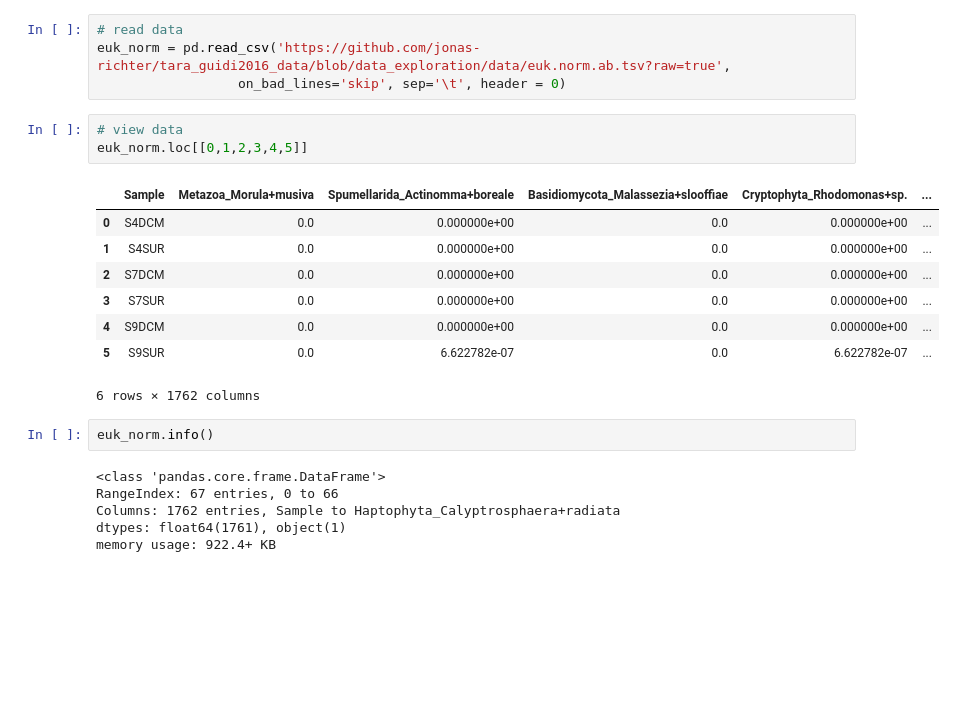
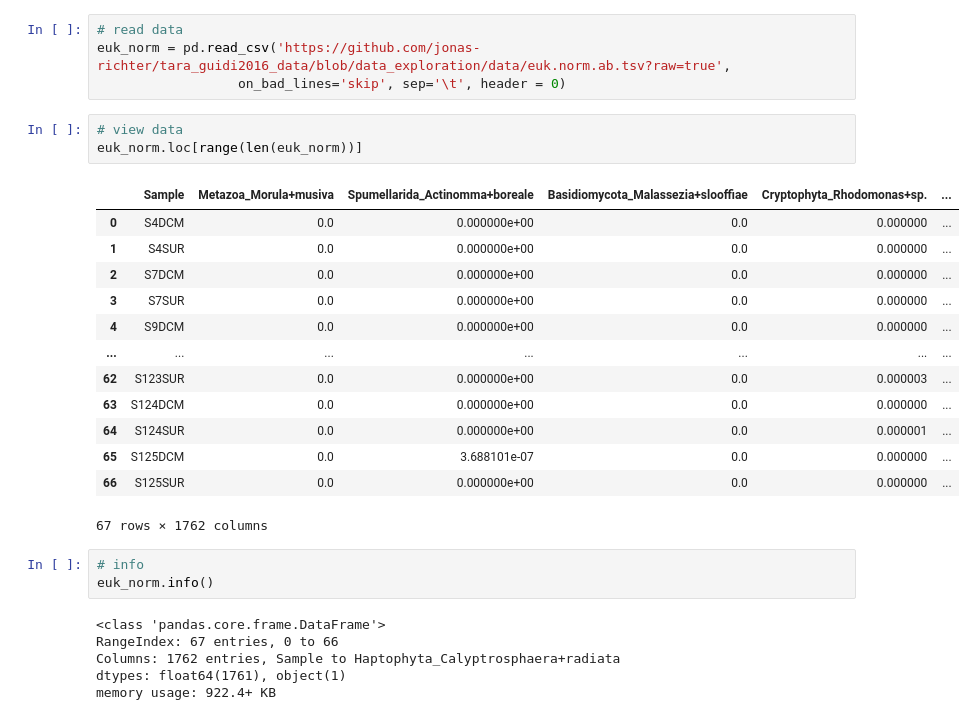
Before and after one commit to jonas-richter/tara_guidi2016_data, a Jupyter notebook: Eukaryote_abundance.ipynb, the cells around one changed output. Cells and saved outputs as stored; diff of their text form; blank space fills up the shorter version.

```diff
--- a/Eukaryote_abundance.ipynb
+++ b/Eukaryote_abundance.ipynb
@@ -25,24 +25,30 @@ euk_norm = pd.read_csv('https://github.com/jonas-richter/tara_guidi2016_data/blo
                   on_bad_lines='skip', sep='\t', header = 0)
 # %%
 # view data
-euk_norm.loc[[0,1,2,3,4,5]]
+euk_norm.loc[range(len(euk_norm))]
 # %% [output]
 |  | Sample | Metazoa_Morula+musiva | Spumellarida_Actinomma+boreale | Basidiomycota_Malassezia+slooffiae | Cryptophyta_Rhodomonas+sp. | ... |
-| 0 | S4DCM | 0.0 | 0.000000e+00 | 0.0 | 0.000000e+00 | ... |
-| 1 | S4SUR | 0.0 | 0.000000e+00 | 0.0 | 0.000000e+00 | ... |
-| 2 | S7DCM | 0.0 | 0.000000e+00 | 0.0 | 0.000000e+00 | ... |
-| 3 | S7SUR | 0.0 | 0.000000e+00 | 0.0 | 0.000000e+00 | ... |
-| 4 | S9DCM | 0.0 | 0.000000e+00 | 0.0 | 0.000000e+00 | ... |
-| 5 | S9SUR | 0.0 | 6.622782e-07 | 0.0 | 6.622782e-07 | ... |
+| 0 | S4DCM | 0.0 | 0.000000e+00 | 0.0 | 0.000000 | ... |
+| 1 | S4SUR | 0.0 | 0.000000e+00 | 0.0 | 0.000000 | ... |
+| 2 | S7DCM | 0.0 | 0.000000e+00 | 0.0 | 0.000000 | ... |
+| 3 | S7SUR | 0.0 | 0.000000e+00 | 0.0 | 0.000000 | ... |
+| 4 | S9DCM | 0.0 | 0.000000e+00 | 0.0 | 0.000000 | ... |
+| ... | ... | ... | ... | ... | ... | ... |
+| 62 | S123SUR | 0.0 | 0.000000e+00 | 0.0 | 0.000003 | ... |
+| 63 | S124DCM | 0.0 | 0.000000e+00 | 0.0 | 0.000000 | ... |
+| 64 | S124SUR | 0.0 | 0.000000e+00 | 0.0 | 0.000001 | ... |
+| 65 | S125DCM | 0.0 | 3.688101e-07 | 0.0 | 0.000000 | ... |
+| 66 | S125SUR | 0.0 | 0.000000e+00 | 0.0 | 0.000000 | ... |
-6 rows × 1762 columns
+67 rows × 1762 columns
-# %%
-euk_norm.info()
-# %% [output]
-<class 'pandas.core.frame.DataFrame'>
-RangeIndex: 67 entries, 0 to 66
-Columns: 1762 entries, Sample to Haptophyta_Calyptrosphaera+radiata
-dtypes: float64(1761), object(1)
-memory usage: 922.4+ KB
+# %%
+# info
+euk_norm.info()
+# %% [output]
+<class 'pandas.core.frame.DataFrame'>
+RangeIndex: 67 entries, 0 to 66
+Columns: 1762 entries, Sample to Haptophyta_Calyptrosphaera+radiata
+dtypes: float64(1761), object(1)
+memory usage: 922.4+ KB
 # %%
 # make Eukaryotic lineages as row name
 euk_norm_2 = euk_norm.set_index('Sample')
```
Also changed, not shown: parts of 8 cells of this notebook.
